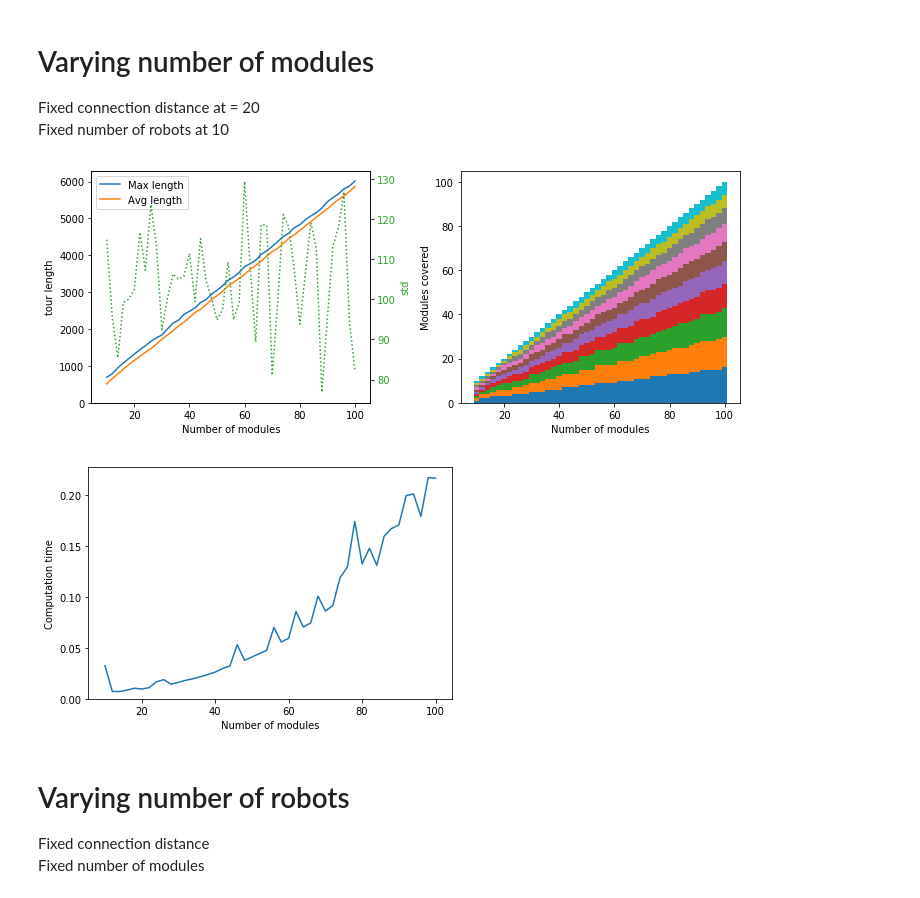
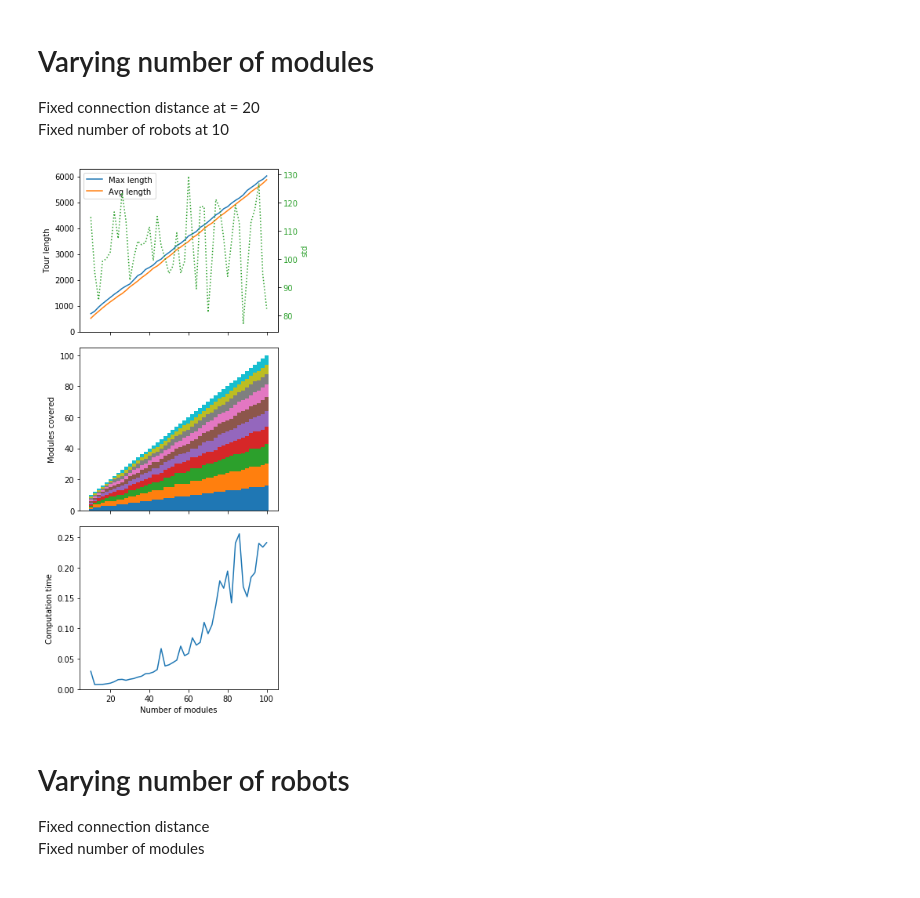
Before and after one commit to mirkosalaris/CoverageModularEnvironments, a Jupyter notebook: Notebooks/Hotel example - generation and analysis.ipynb, the cells around one changed output. Cells and saved outputs as stored; diff of their text form; code cells hidden in the pictures.

Commit message:
Hotel example: plot 'together' and using AWS

```diff
--- a/Notebooks/Hotel example - generation and analysis.ipynb
+++ b/Notebooks/Hotel example - generation and analysis.ipynb
@@ -61,57 +61,50 @@ for number_of_modules in mod_R:
 
     mod_time.append(mod_end_time - mod_start_time)
 # %%
-fig, (ax1, ax2) = plt.subplots(1, 2, sharex=True)
-fig.set_size_inches(10, 4)
+fig, (ax1, ax2, ax3) = plt.subplots(3, 1, sharex=True)
+fig.set_size_inches(5, 10)
 
 #### Makespan plot ####
-ax1.set_ylabel('tour length')
-ax1.set_xlabel('Number of modules')
+ax1.set_ylabel('Tour length')
 max_plot, = ax1.plot(mod_R, mod_max_len)
 avg_plot, = ax1.plot(mod_R, mod_avg_len)
 ax1.set_ylim(bottom=0)
 
 ax1.legend((max_plot, avg_plot), ("Max length", "Avg length"))
 
 ax1b = ax1.twinx()
 
 color = 'tab:green'
 ax1b.set_ylabel('std', color=color)
 ax1b.plot(mod_R, mod_std_len, ':', color=color)
 ax1b.tick_params(axis='y', labelcolor=color)
 #### End makespan plot ####
 
 
 #### Modules covered plot ####
 ax2.set_ylabel('Modules covered')
-ax2.set_xlabel('Number of modules')
 
 top = np.zeros(len(mod_modules_visited))
 
 modules_covered_list = list(zip_longest(*mod_modules_visited, fillvalue=0))
 
 for n in modules_covered_list:
     ax2.bar(mod_R, n, bottom=top, width=mod_step, alpha=1)
     top += n
 #### End modules covered plot ####
 
+
+#### Runtime plot ####
+ax3.set_ylabel('Computation time')
+ax3.set_xlabel('Number of modules')
+ax3.plot(mod_R, mod_time)
+ax3.set_ylim(bottom=0)
+#### End runtime plot ####
+
 fig.tight_layout()
-fig.savefig(SAVE_FOLDER+"varying_N.png")
+fig.savefig(SAVE_FOLDER+"varying_N_together.png", dpi=200, bbox_inches='tight', pad_inches=0)
 # %% [output]
-[figure, old version]
+[figure, new version]
-# %%
-fig, ax1 = plt.subplots()
-
-ax1.set_ylabel('Computation time')
-ax1.set_xlabel('Number of modules')
-ax1.plot(mod_R, mod_time)
-ax1.set_ylim(bottom=0)
-fig.tight_layout()
-fig.patch.set_facecolor('white')
-
-fig.savefig(SAVE_FOLDER+"runtime_varying_N.png")
-# %% [output]
-[figure, removed]
 # %% [markdown]
 # Varying number of robots
 Fixed connection distance
```
Also changed, not shown: parts of 4 cells of this notebook, 9 other files.
